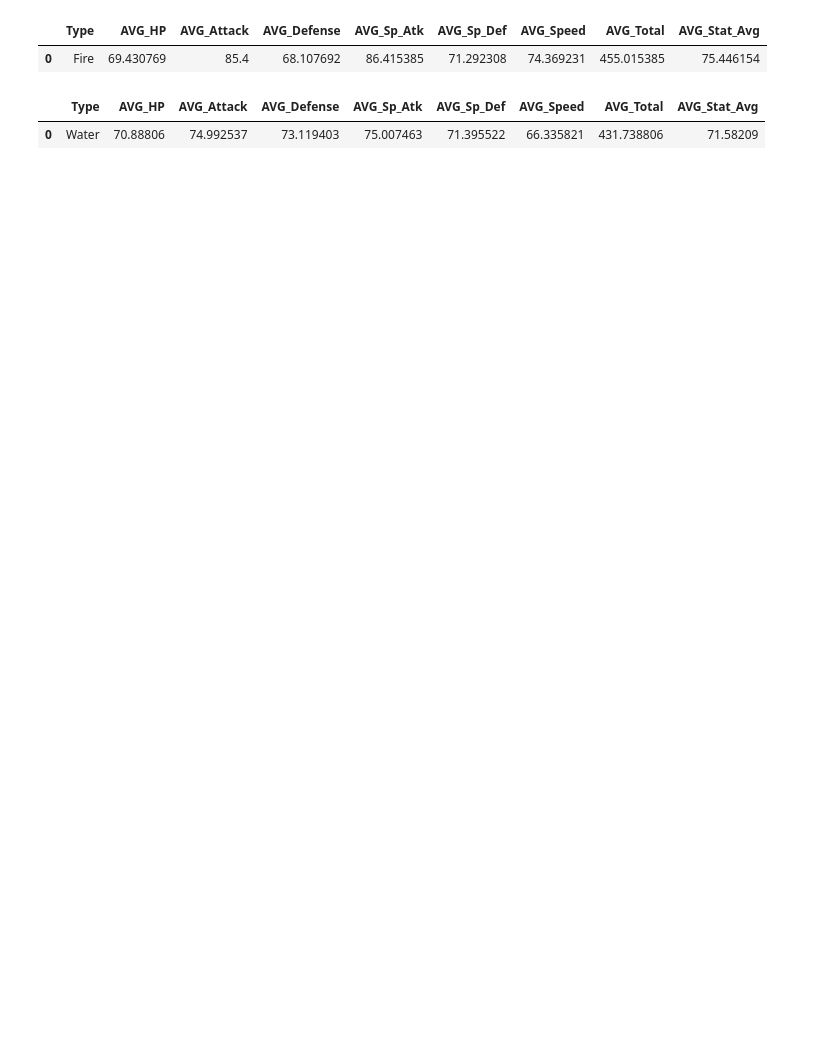
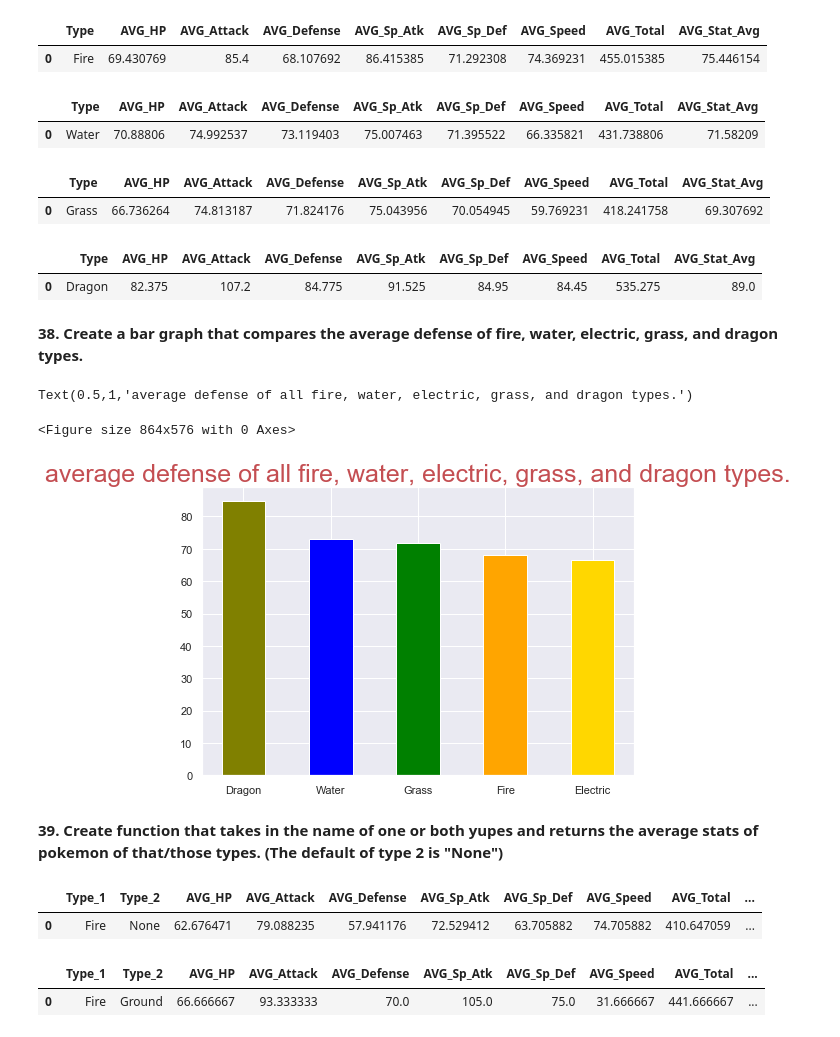
Before and after one commit to iarri/Pokemon-Data, a Jupyter notebook: Webscrape + Analysis of Pokemon Data.ipynb, the cells around one changed output. Cells and saved outputs as stored; diff of their text form; code cells hidden in the pictures; blank space fills up the shorter version.

```diff
--- a/Webscrape + Analysis of Pokemon Data.ipynb
+++ b/Webscrape + Analysis of Pokemon Data.ipynb
@@ -716,3 +706,39 @@ AverageOfType1(type1 = "Water")
 # %% [output]
 |  | Type | AVG_HP | AVG_Attack | AVG_Defense | AVG_Sp_Atk | AVG_Sp_Def | AVG_Speed | AVG_Total | AVG_Stat_Avg |
 | 0 | Water | 70.88806 | 74.992537 | 73.119403 | 75.007463 | 71.395522 | 66.335821 | 431.738806 | 71.58209 |
+# %%
+AverageOfType1(type1 = "Grass")
+# %% [output]
+|  | Type | AVG_HP | AVG_Attack | AVG_Defense | AVG_Sp_Atk | AVG_Sp_Def | AVG_Speed | AVG_Total | AVG_Stat_Avg |
+| 0 | Grass | 66.736264 | 74.813187 | 71.824176 | 75.043956 | 70.054945 | 59.769231 | 418.241758 | 69.307692 |
+# %%
+AverageOfType1(type1 = "Dragon")
+# %% [output]
+|  | Type | AVG_HP | AVG_Attack | AVG_Defense | AVG_Sp_Atk | AVG_Sp_Def | AVG_Speed | AVG_Total | AVG_Stat_Avg |
+| 0 | Dragon | 82.375 | 107.2 | 84.775 | 91.525 | 84.95 | 84.45 | 535.275 | 89.0 |
+# %% [markdown]
+**38. Create a bar graph that compares the average defense of fire, water, electric, grass, and dragon types.**
+# %%
+fireAvg = AverageOfType1(type1 = "Fire").AVG_Defense
+waterAvg = AverageOfType1(type1 = "Water").AVG_Defense
+grassAvg = AverageOfType1(type1 = "Grass").AVG_Defense
+electricAvg = AverageOfType1(type1 = "Electric").AVG_Defense
+dragonAvg = AverageOfType1(type1 = "Dragon").AVG_Defense
+
+plt.figure(figsize=(12,8))
+
+fig = plt.figure()
+ax = fig.add_axes([1,1,1,1])
+
+ax.bar("Dragon", dragonAvg, color = 'olive', width = 0.5)
+ax.bar("Water", waterAvg, color = 'blue', width = 0.5)
+ax.bar("Grass", grassAvg, color = 'green', width = 0.5)
+ax.bar("Fire", fireAvg, color = 'orange', width = 0.5)
+ax.bar("Electric", electricAvg, color = 'gold', width = 0.5)
+plt.title("average defense of all fire, water, electric, grass, and dragon types.", fontsize=25, color='r')
+# %% [output]
+Text(0.5,1,'average defense of all fire, water, electric, grass, and dragon types.')
+<Figure size 864x576 with 0 Axes>
+[figure, added]
+# %% [markdown]
+**39. Create function that takes in the name of one or both yupes and returns the average stats of pokemon of that/those types. (The default of type 2 is "None")**
@@ -718,0 +773,10 @@ AverageOfType1(type1 = "Water")
+# %%
+AverageOfType1And2(type1 = "Fire")
+# %% [output]
+|  | Type_1 | Type_2 | AVG_HP | AVG_Attack | AVG_Defense | AVG_Sp_Atk | AVG_Sp_Def | AVG_Speed | AVG_Total | ... |
+| 0 | Fire | None | 62.676471 | 79.088235 | 57.941176 | 72.529412 | 63.705882 | 74.705882 | 410.647059 | ... |
+# %%
+AverageOfType1And2("Fire","Ground")
+# %% [output]
+|  | Type_1 | Type_2 | AVG_HP | AVG_Attack | AVG_Defense | AVG_Sp_Atk | AVG_Sp_Def | AVG_Speed | AVG_Total | ... |
+| 0 | Fire | Ground | 66.666667 | 93.333333 | 70.0 | 105.0 | 75.0 | 31.666667 | 441.666667 | ... |
```
Also changed, not shown: parts of 76 cells of this notebook.
